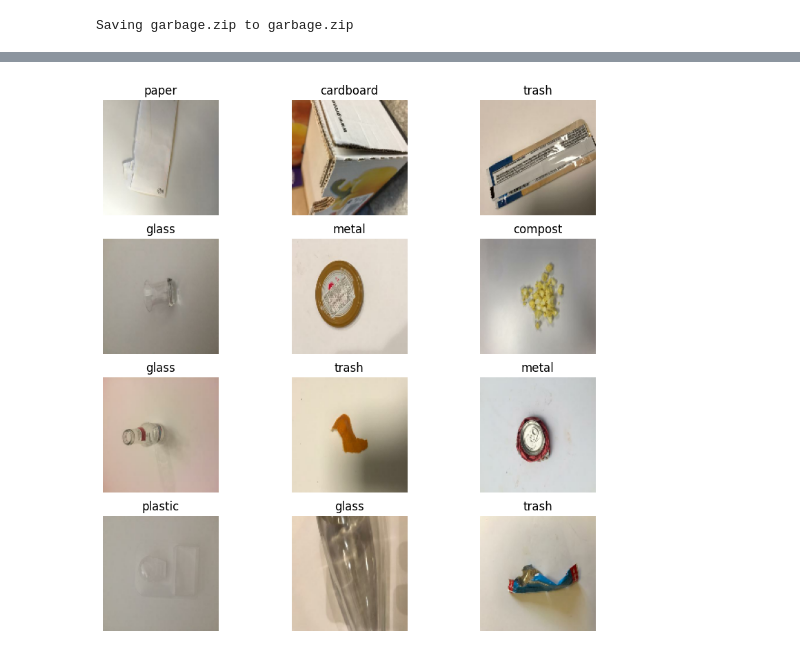
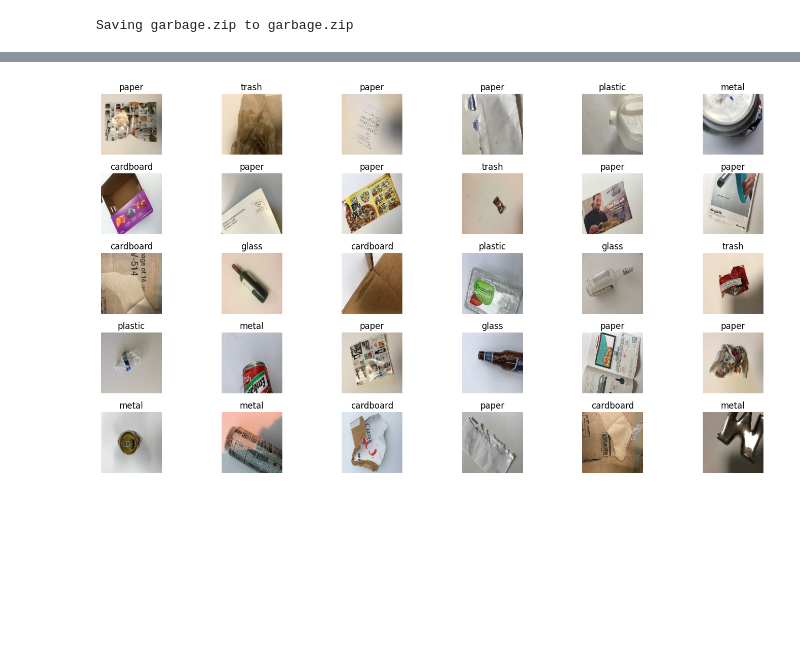
Before and after one commit to ganesh75690/garbage-aicte-project, a Jupyter notebook: garbage_classification.ipynb, the cells around one changed output, grey strips where cells are left out. Saved outputs shown, nothing was run; the diff lists cells and outputs as text; code cells hidden in the pictures; blank space fills up the shorter version.

```diff
--- a/garbage_classification.ipynb
+++ b/garbage_classification.ipynb
@@ -33,7 +33,7 @@ batch_size = 32
 seed = 42
 # %%
 train_ds = tf.keras.utils.image_dataset_from_directory(
-    "/content/dataset/Multi class garbage classification/test",   # dataset_dir
+    "/content/dataset/TrashType_Image_Dataset",   # dataset_dir
     validation_split=0.2,
     subset="training",
     seed=seed,
@@ -85,15 +85,17 @@ print(len(train_ds.class_names))
 # %%
 import matplotlib.pyplot as plt
 # %%
-plt.figure(figsize=(10, 10))
-for images, labels in train_ds.take(1):
-  for i in range(12):
-    ax = plt.subplot(4, 3, i + 1)
+num_images = min(30, len(images))  # Ensure you don't exceed the length
+plt.figure(figsize=(15, 8))
+for i in range(num_images):
+    ax = plt.subplot(5, 6, i + 1)
     plt.imshow(images[i].numpy().astype("uint8"))
     plt.title(train_ds.class_names[labels[i]])
     plt.axis("off")
+plt.tight_layout()
+plt.show()
 # %% [output]
-[figure, old version]
+[figure, new version]
 # %%
 def count_distribution(dataset, class_names):
     total = 0
```
Also changed, not shown: parts of 6 cells of this notebook.
